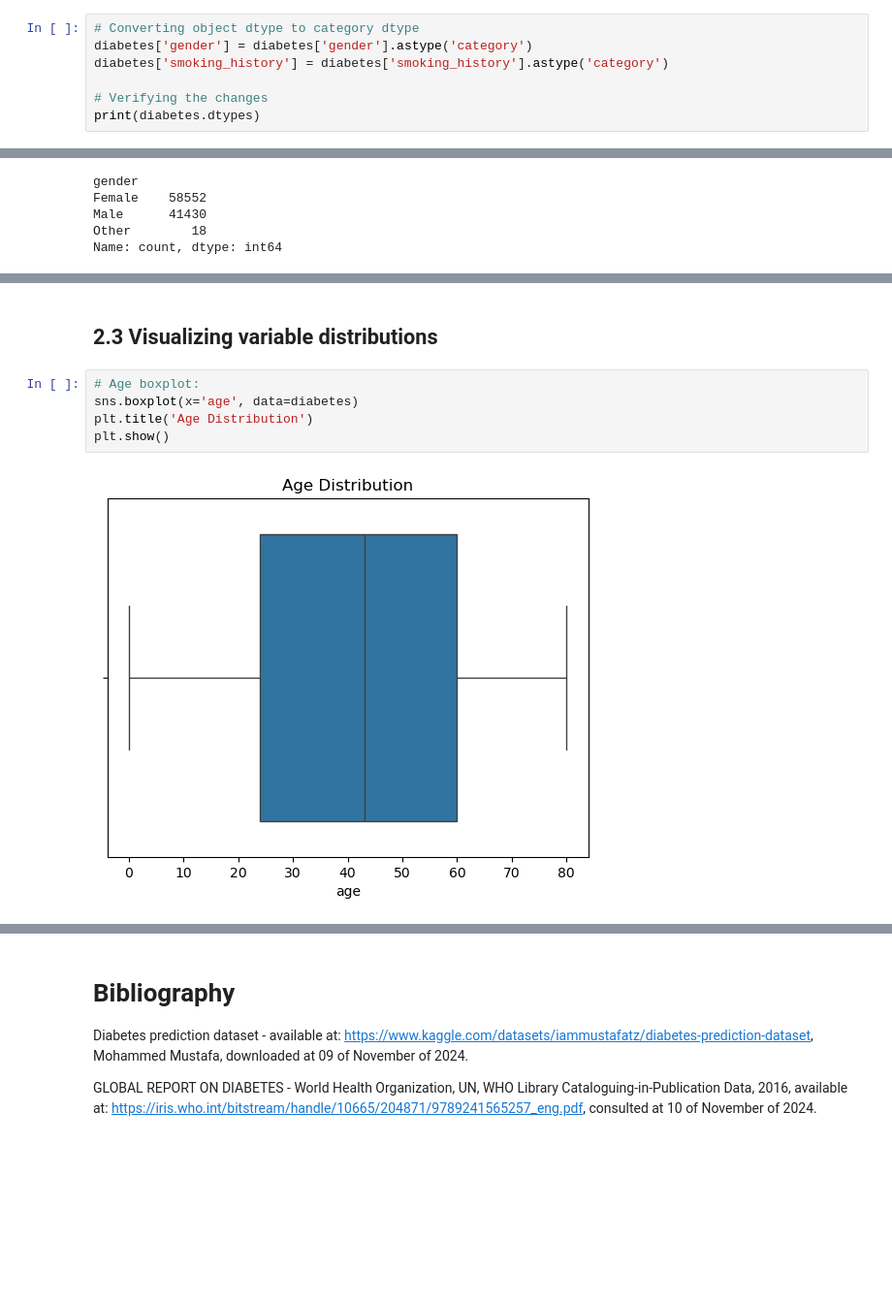
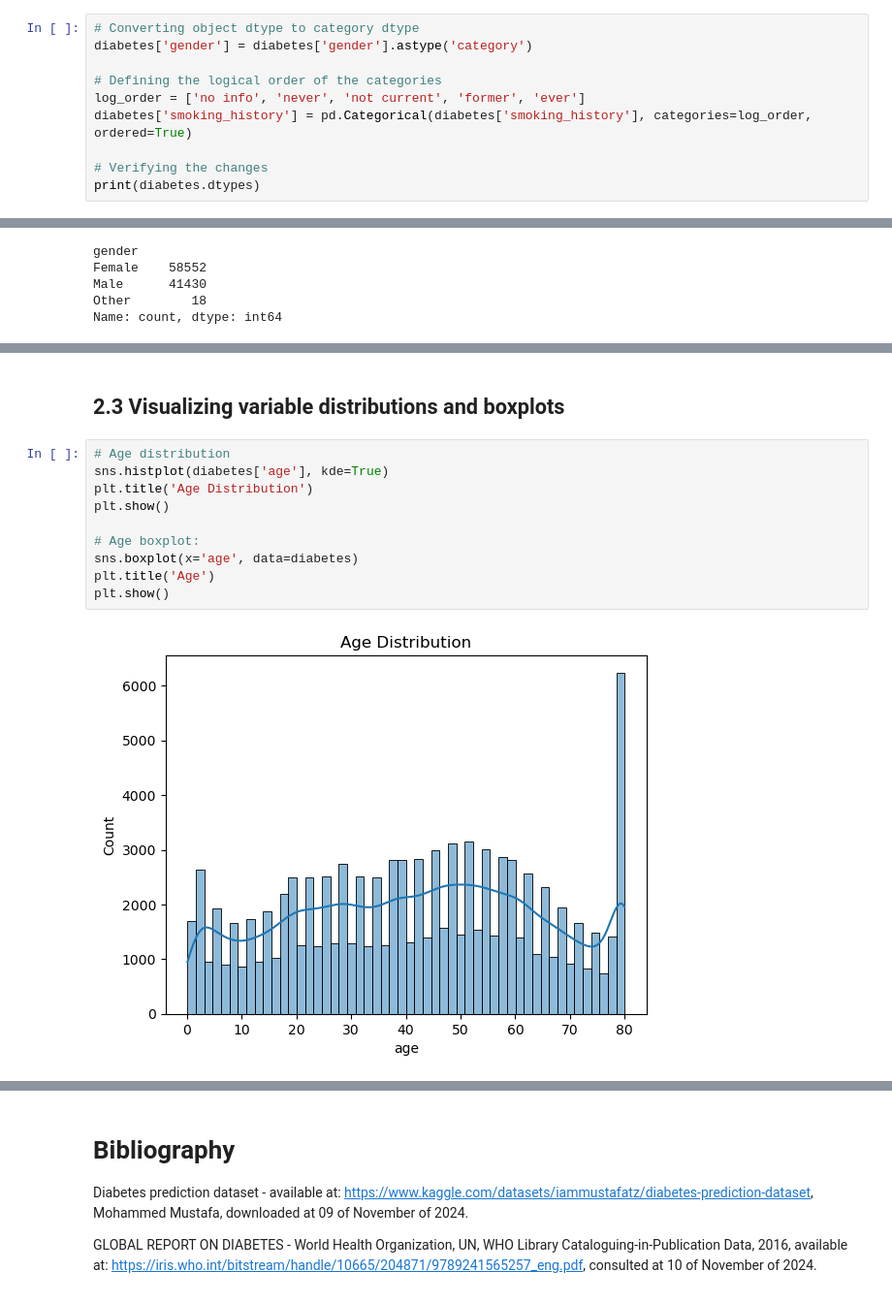
Before and after one commit to AndreRibeiro879/Codecademy_Learning_Portfolio_Projects, a Jupyter notebook: 02_ANALYZE_DATA_PORT_PROJ/ANALYZE_DATA_PORT_PROJ.ipynb, the cells around one changed output, grey strips where cells are left out. Shown: that part at 97% size. Drawn from its saved outputs; the diff is of its cells as text; blank space fills up the shorter version.

Commit message:
Update ANALYZE_DATA_PORT_PROJ.ipynb file
Updates on preparing data  and visualizing data sections

```diff
--- a/02_ANALYZE_DATA_PORT_PROJ/ANALYZE_DATA_PORT_PROJ.ipynb
+++ b/02_ANALYZE_DATA_PORT_PROJ/ANALYZE_DATA_PORT_PROJ.ipynb
@@ -175,7 +175,10 @@ Taking into account the results of the .describe() method, I can observe that ge
 # %%
 # Converting object dtype to category dtype
 diabetes['gender'] = diabetes['gender'].astype('category')
-diabetes['smoking_history'] = diabetes['smoking_history'].astype('category')
+
+# Defining the logical order of the categories
+log_order = ['no info', 'never', 'not current', 'former', 'ever']
+diabetes['smoking_history'] = pd.Categorical(diabetes['smoking_history'], categories=log_order, ordered=True)
 
 # Verifying the changes
 print(diabetes.dtypes)
@@ -227,10 +228,15 @@ No Info        35816
 Name: count, dtype: int64
 # %% [markdown]
-## 2.3 Visualizing variable distributions
+## 2.3 Visualizing variable distributions and boxplots
 # %%
+# Age distribution
+sns.histplot(diabetes['age'], kde=True)
+plt.title('Age Distribution')
+plt.show()
+
 # Age boxplot:
 sns.boxplot(x='age', data=diabetes)
-plt.title('Age Distribution')
+plt.title('Age')
 plt.show()
 # %% [output]
-[figure, old version]
+[figure, new version]
```
Also changed, not shown: parts of 10 cells of this notebook.
